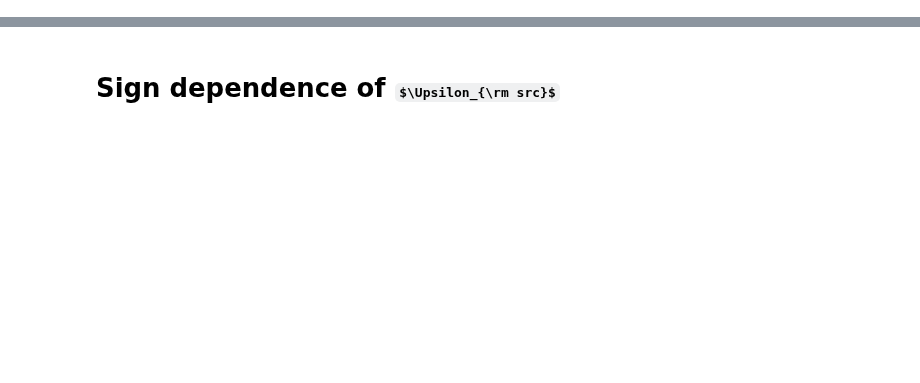
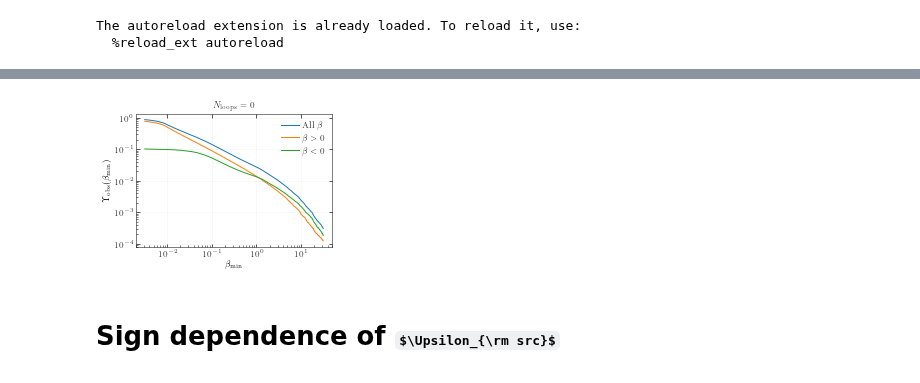
Before and after one commit to Richard-Sti/GSHE_public, a Jupyter notebook: scripts/upsilon_plots.ipynb, the cells around one changed output, grey strips where cells are left out. Saved outputs shown, nothing was run; the diff lists cells and outputs as text; code cells hidden in the pictures; some formulas as TeX source; blank space fills up the shorter version.

Commit message:
started notebook for prospective constraints

```diff
--- a/scripts/upsilon_plots.ipynb
+++ b/scripts/upsilon_plots.ipynb
@@ -13,15 +13,20 @@ import GSHEWaveform
 
 %load_ext autoreload
 %autoreload 2
-%matplotlib notebook
+# %matplotlib notebook
+%matplotlib inline
 tosave = True
 fout = "/Users/richard/Downloads/"
+fout = "/home/miguel/code/notebooks/GSHE/plots/"
+# %% [output]
+The autoreload extension is already loaded. To reload it, use:
+  %reload_ext autoreload
 # %%
 plt.figure()
 plt.title(r"$N_{\rm loops} = 0$")
-plt.plot(betalims, ups, label=r"All $\beta$")
+plt.plot(betalims, ups_unsign, label=r"All $\beta$")#MZ: changed ups->ups_unsign
 plt.plot(betalims, ups_plus, label=r"$\beta > 0$")
-plt.plot(betalims, ups_min, label=r"$\beta < 0$")
+plt.plot(betalims, ups_minus, label=r"$\beta < 0$")
 
 
 plt.xscale("log")
@@ -32,6 +37,6 @@ plt.ylabel(r"$\Upsilon_{\rm obs}(\beta_{\rm min})$")
 plt.xlabel(r"$\beta_{\rm min}$")
 plt.grid(alpha=0.1)
 plt.tight_layout()
-plt.savefig("/Users/richard/Downloads/res.png", dpi=300)
+# plt.savefig("/Users/richard/Downloads/res.png", dpi=300)
 plt.show()
 # %% [output]
@@ -40,3 +43,4 @@ plt.show()
+[figure, added]
 # %% [markdown]
 # Sign dependence of $\Upsilon_{\rm src}$
 # %%
```
Also changed, not shown: parts of 9 cells of this notebook, 2 other files.
